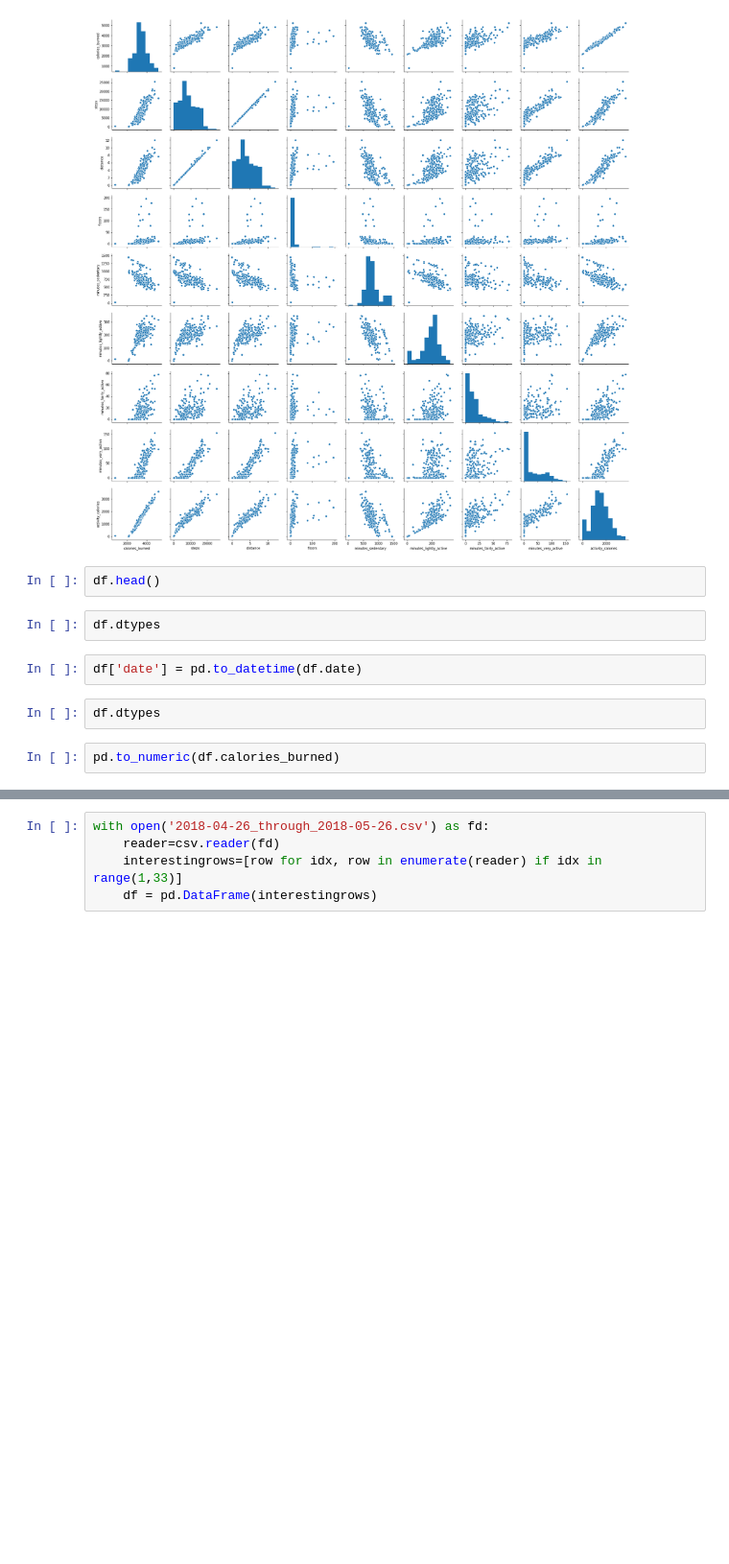
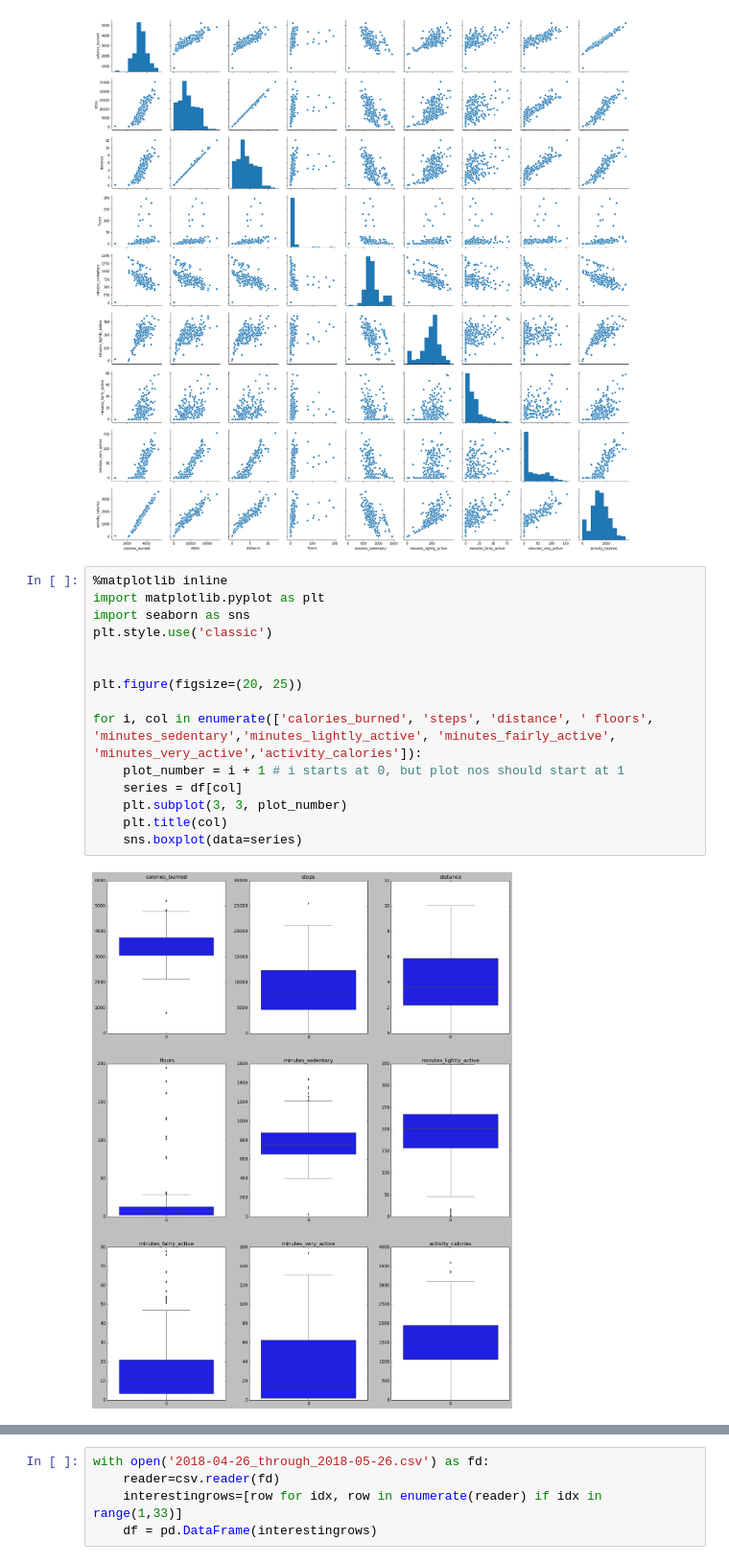
Before and after one commit to time-series-project-ncj/time_series_proj, a Jupyter notebook: time-series-project-ncj.ipynb, the cells around one changed output, grey strips where cells are left out. Shown: that part at 96% size. Saved outputs shown, nothing was run; the diff lists cells and outputs as text; blank space fills up the shorter version.

Commit message:
explore, graphs

```diff
--- a/time-series-project-ncj.ipynb
+++ b/time-series-project-ncj.ipynb
@@ -74,13 +82,20 @@ sns.pairplot(df)
 # %% [output]
 <seaborn.axisgrid.PairGrid at 0x...>
 [figure]
-# %%
-df.head()
-# %%
-df.dtypes
-# %%
-df['date'] = pd.to_datetime(df.date)
-# %%
-df.dtypes
-# %%
-pd.to_numeric(df.calories_burned)
+# %%
+%matplotlib inline
+import matplotlib.pyplot as plt
+import seaborn as sns
+plt.style.use('classic')
+
+
+plt.figure(figsize=(20, 25))
+
+for i, col in enumerate(['calories_burned', 'steps', 'distance', ' floors', 'minutes_sedentary','minutes_lightly_active', 'minutes_fairly_active', 'minutes_very_active','activity_calories']):
+    plot_number = i + 1 # i starts at 0, but plot nos should start at 1
+    series = df[col]
+    plt.subplot(3, 3, plot_number)
+    plt.title(col)
+    sns.boxplot(data=series)
+# %% [output]
+[figure, added]
```
Also changed, not shown: parts of 8 cells of this notebook.
